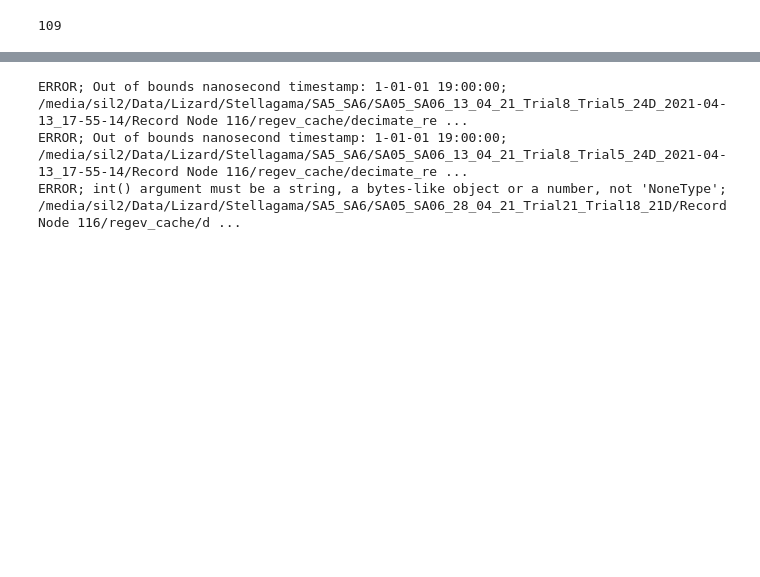
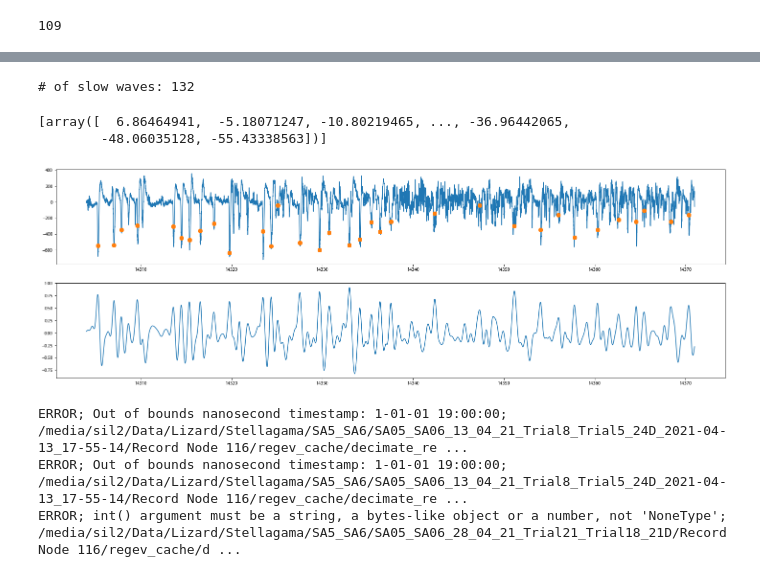
Before and after one commit to regevti/lfp_clustering, a Jupyter notebook: notebooks/sharp_waves.ipynb, the cells around one changed output, grey strips where cells are left out. Cells and saved outputs as stored; diff of their text form; code cells hidden in the pictures; blank space fills up the shorter version.

```diff
--- a/notebooks/sharp_waves.ipynb
+++ b/notebooks/sharp_waves.ipynb
@@ -127 +112,8 @@ rp.fs
+# %%
+swf.plot_cycle_with_sharp_waves(0)
+# %% [output]
+# of slow waves: 132
+[array([  6.86464941,  -5.18071247, -10.80219465, ..., -36.96442065,
+        -48.06035128, -55.43338563])]
+[figure, added]
 # %%
```
Also changed, not shown: parts of 26 cells of this notebook, 6 other files.
